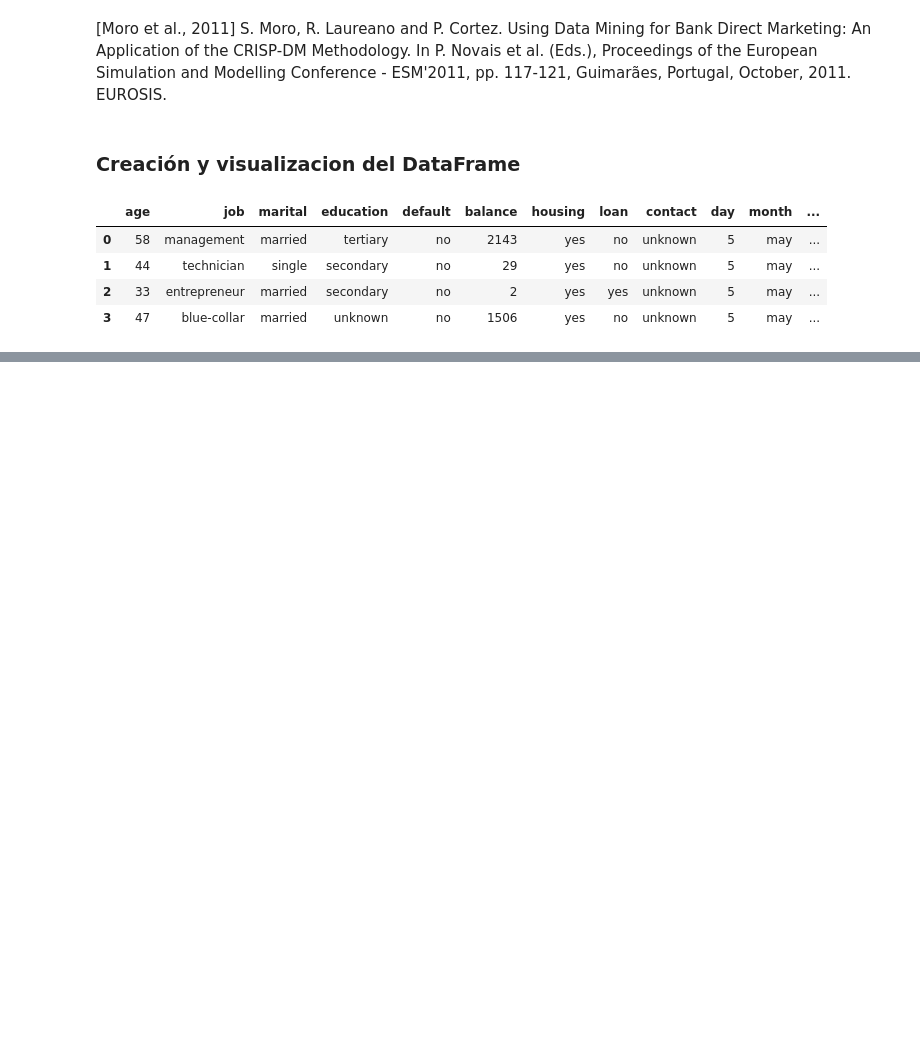
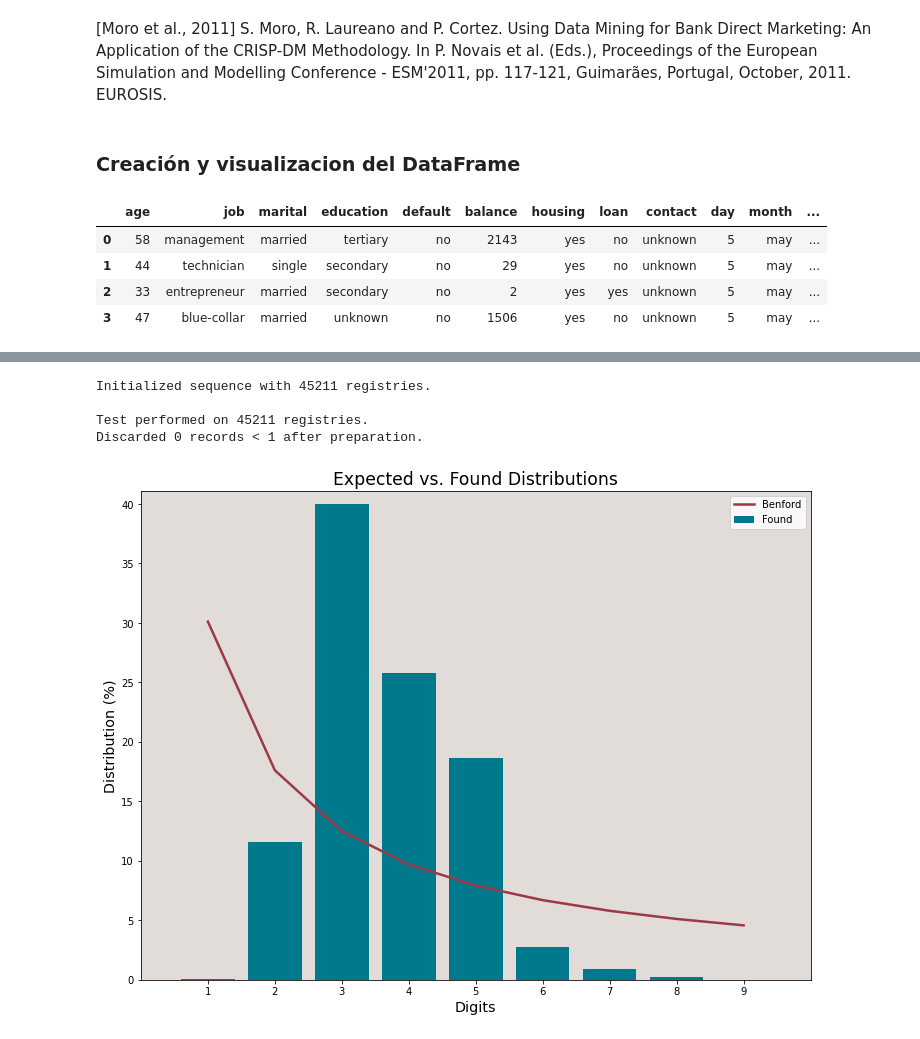
Before and after one commit to cristiandarioortegayubro/Maestria-Ciencia-de-Datos-UBA-FCE, a Jupyter notebook: Gestion_y_Procesamiento_BD/TP_ANP_ORTEGA_YUBRO.ipynb, the cells around one changed output, grey strips where cells are left out. Saved outputs shown, nothing was run; the diff lists cells and outputs as text; code cells hidden in the pictures; blank space fills up the shorter version.

```diff
--- a/Gestion_y_Procesamiento_BD/TP_ANP_ORTEGA_YUBRO.ipynb
+++ b/Gestion_y_Procesamiento_BD/TP_ANP_ORTEGA_YUBRO.ipynb
@@ -84,0 +174,8 @@ memory usage: 5.9+ MB
+# %%
+age = bf.first_digits(bankfull.age, digs=1, decimals=0)
+# %% [output]
+Initialized sequence with 45211 registries.
+
+Test performed on 45211 registries.
+Discarded 0 records < 1 after preparation.
+[figure, added]
```
Also changed, not shown: parts of 67 cells of this notebook.
